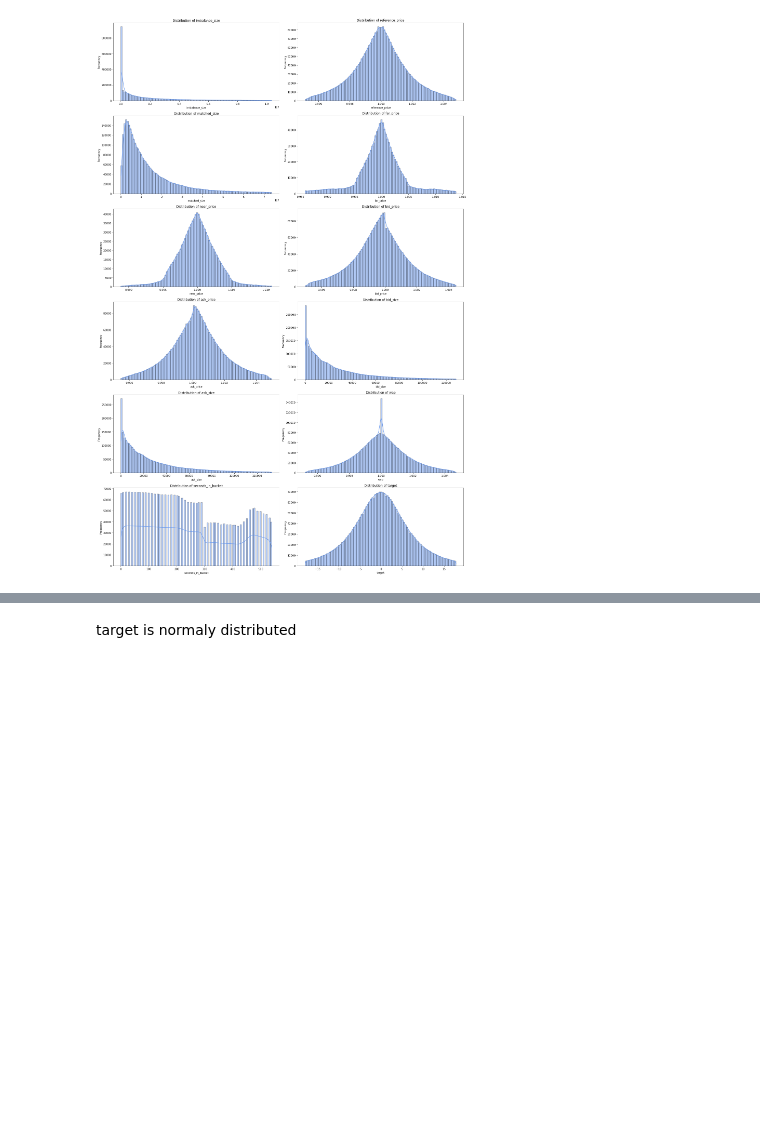
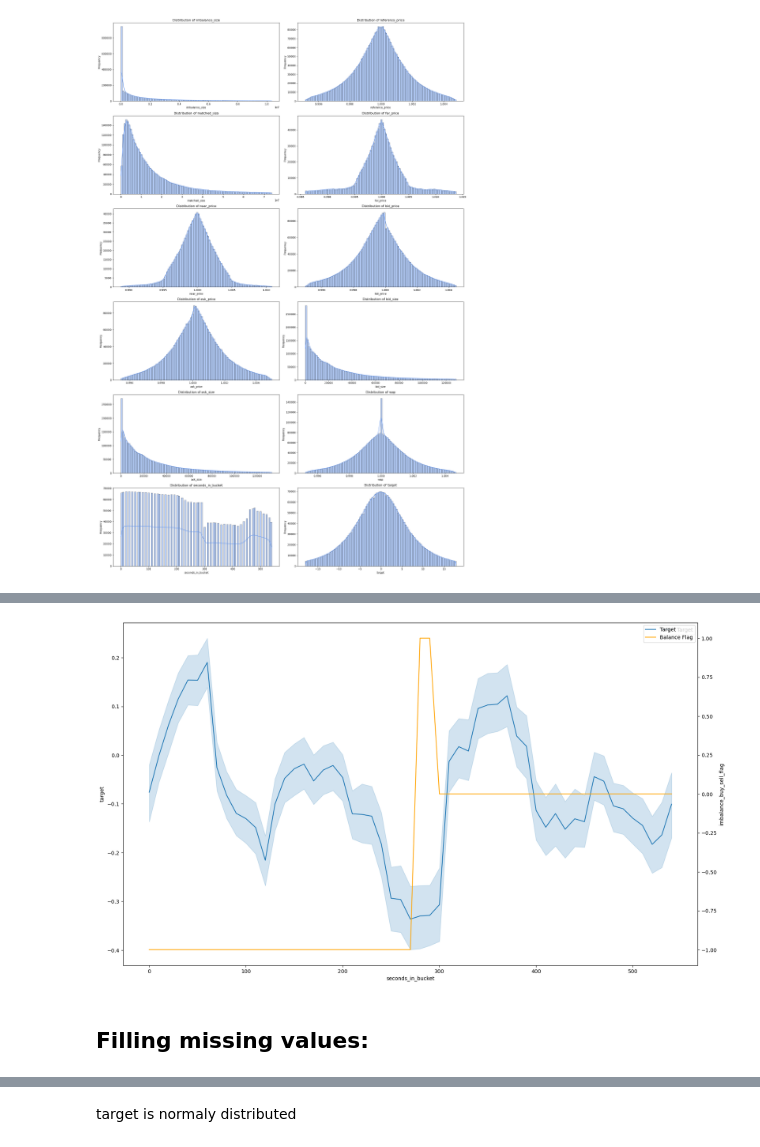
Before and after one commit to PBspacey/Optiver---Trading-at-the-Close-Kaggle-competition-for-MLDM, a Jupyter notebook: code.ipynb, the cells around one changed output, grey strips where cells are left out. Cells and saved outputs as stored; diff of their text form; code cells hidden in the pictures; blank space fills up the shorter version.

```diff
--- a/code.ipynb
+++ b/code.ipynb
@@ -322,0 +270,5 @@ _ = ax2.set_title('distribution of 95% target')
+# %%
+#checks whether there is a dependance between disbalance and price change
+imbalance_mode = new_df.groupby('seconds_in_bucket')['imbalance_buy_sell_flag'].agg(lambda x: x.mode().iloc[0]).reset_index()
+tmp_data = new_df.groupby('seconds_in_bucket')[['bid_price', 'ask_price']].median().reset_index()
+tmp_data = tmp_data.merge(imbalance_mode, how='inner', on='seconds_in_bucket')
@@ -322,0 +285,17 @@ _ = ax2.set_title('distribution of 95% target')
+# %%
+fig, ax = plt.subplots(figsize=(20, 12))
+
+sns.lineplot(data=new_df, x='seconds_in_bucket', y='target', ax=ax, label='Target')
+ax2 = ax.twinx()
+sns.lineplot(data=tmp_data, x='seconds_in_bucket', y='imbalance_buy_sell_flag', ax=ax2, color='orange', label='Balance Flag')
+
+ax2.set_ylabel('imbalance_buy_sell_flag')
+lines, labels = ax.get_legend_handles_labels()
+lines2, labels2 = ax2.get_legend_handles_labels()
+ax2.legend(lines + lines2, labels + labels2, loc='upper right')
+
+plt.show()
+# %% [output]
+[figure, added]
+# %% [markdown]
+## Filling missing values:
```
Also changed, not shown: parts of 23 cells of this notebook, 2 other files.
